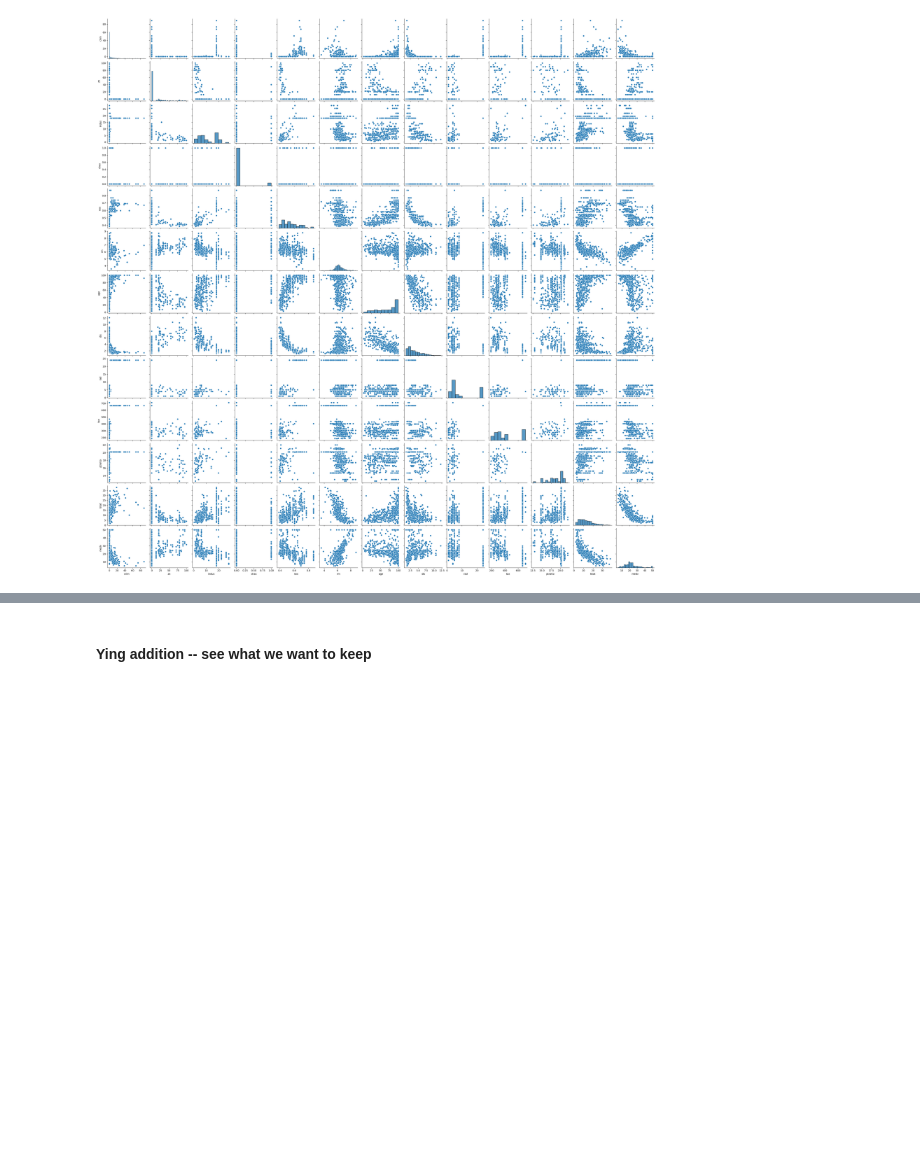
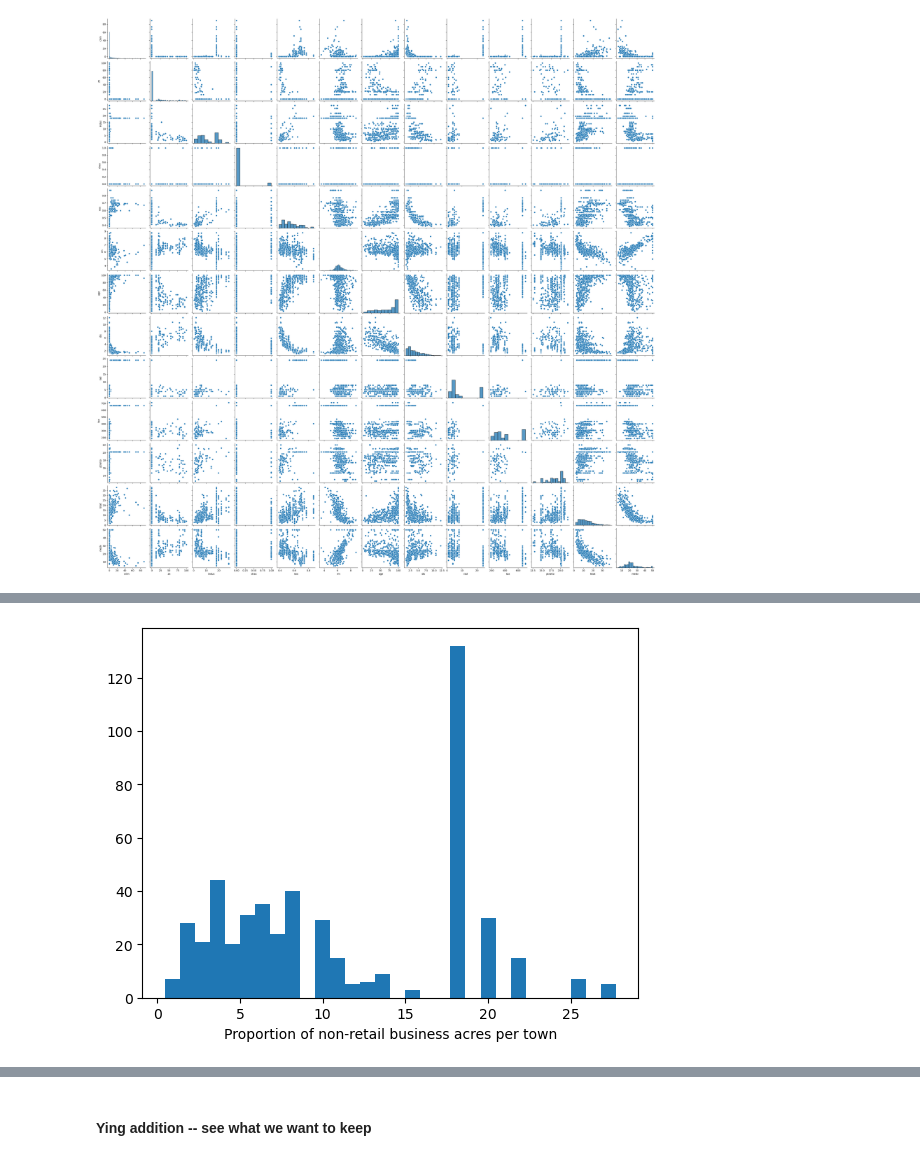
Before and after one commit to yzhao2433/LoanDelinquencyProject, a Jupyter notebook: HW1.ipynb, the cells around one changed output, grey strips where cells are left out. Saved outputs shown, nothing was run; the diff lists cells and outputs as text; code cells hidden in the pictures; blank space fills up the shorter version.

```diff
--- a/HW1.ipynb
+++ b/HW1.ipynb
@@ -120,0 +123,6 @@ sns.pairplot(df)
+# %%
+plt.hist(df["indus"], bins=30)
+plt.xlabel("Proportion of non-retail business acres per town")
+plt.show()
+# %% [output]
+[figure, added]
```
Also changed, not shown: parts of 26 cells of this notebook.
